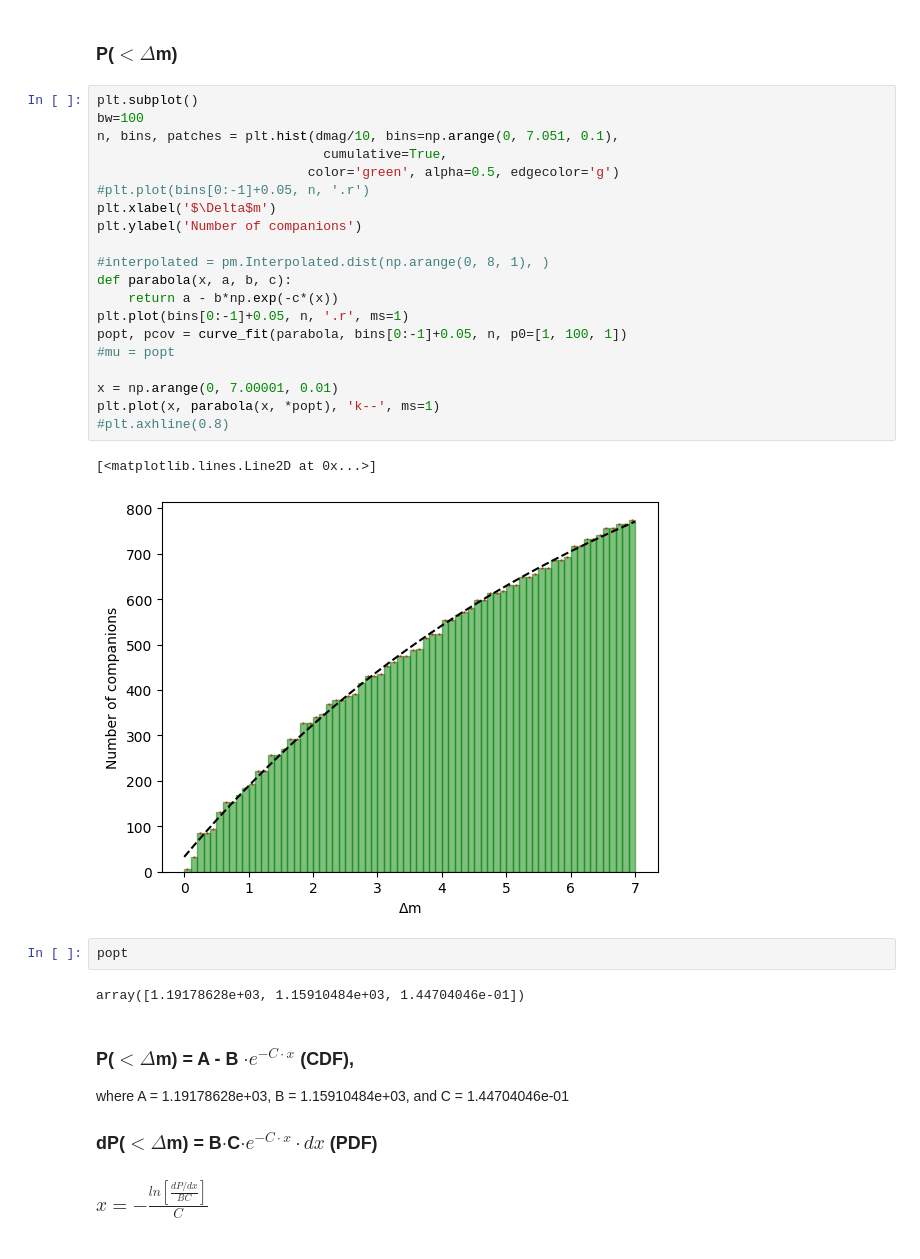
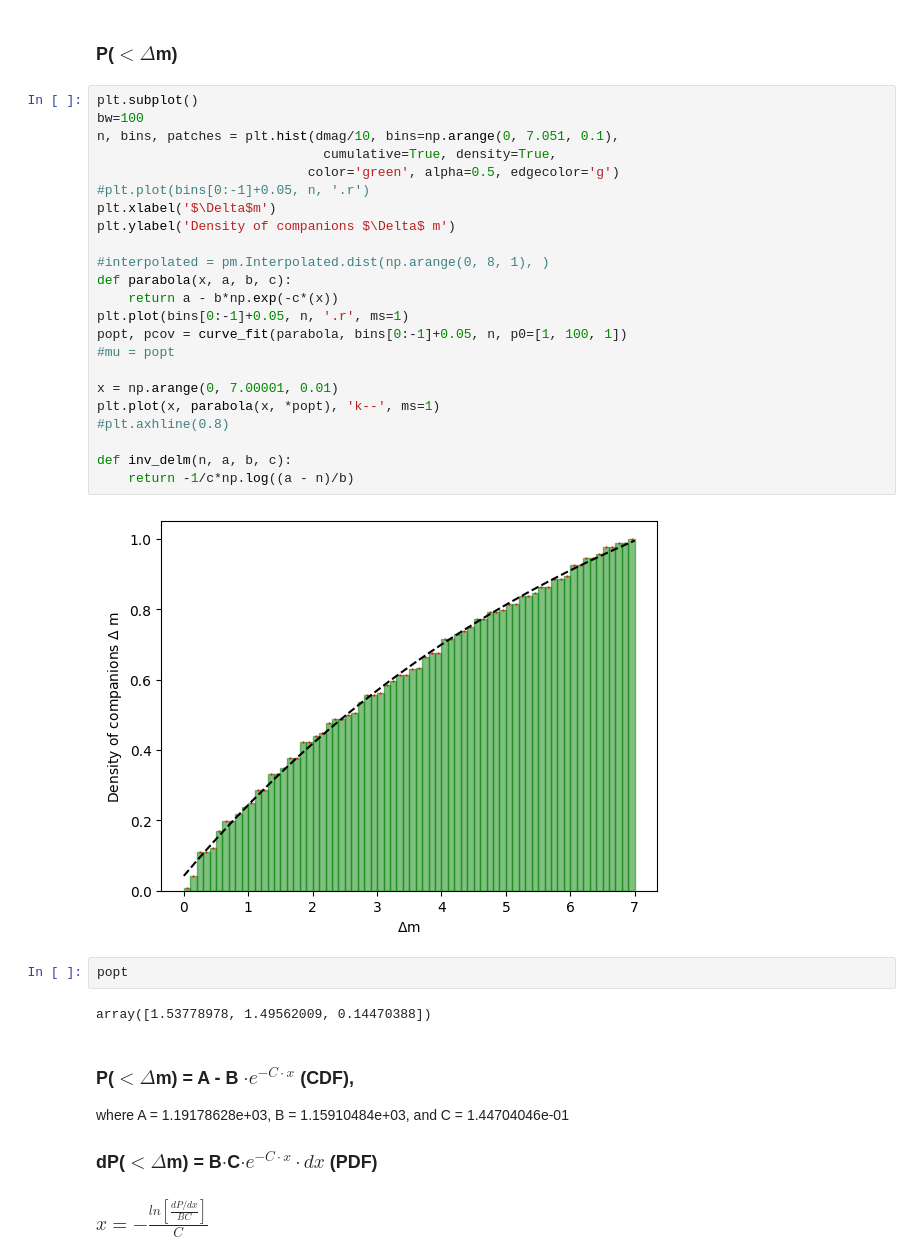
Before and after one commit to PrabhaniR/Artificial_Star_Test, a Jupyter notebook: CF - Probability.ipynb, the cells around one changed output. Drawn from its saved outputs; the diff is of its cells as text.

```diff
--- a/CF - Probability.ipynb
+++ b/CF - Probability.ipynb
@@ -396,30 +398,32 @@ Text(0, 0.5, 'f ($\\Delta$r)')
 # %%
 plt.subplot()
 bw=100
 n, bins, patches = plt.hist(dmag/10, bins=np.arange(0, 7.051, 0.1),
-                             cumulative=True,
+                             cumulative=True, density=True,
                            color='green', alpha=0.5, edgecolor='g')
 #plt.plot(bins[0:-1]+0.05, n, '.r')
 plt.xlabel('$\Delta$m')
-plt.ylabel('Number of companions')
+plt.ylabel('Density of companions $\Delta$ m')
 
 #interpolated = pm.Interpolated.dist(np.arange(0, 8, 1), )
 def parabola(x, a, b, c):
     return a - b*np.exp(-c*(x))
 plt.plot(bins[0:-1]+0.05, n, '.r', ms=1)
 popt, pcov = curve_fit(parabola, bins[0:-1]+0.05, n, p0=[1, 100, 1])
 #mu = popt
 
 x = np.arange(0, 7.00001, 0.01)
 plt.plot(x, parabola(x, *popt), 'k--', ms=1)
 #plt.axhline(0.8)
+
+def inv_delm(n, a, b, c):
+    return -1/c*np.log((a - n)/b)
 # %% [output]
-[<matplotlib.lines.Line2D at 0x...>]
-[figure, old version]
+[figure, new version]
 # %%
 popt
 # %% [output]
-array([1.19178628e+03, 1.15910484e+03, 1.44704046e-01])
+array([1.53778978, 1.49562009, 0.14470388])
 # %% [markdown]
 ### P($<\Delta$m) = A - B $\cdot e^{-C \cdot x}$ (CDF),
 
```
Also changed, not shown: parts of 47 cells of this notebook.
